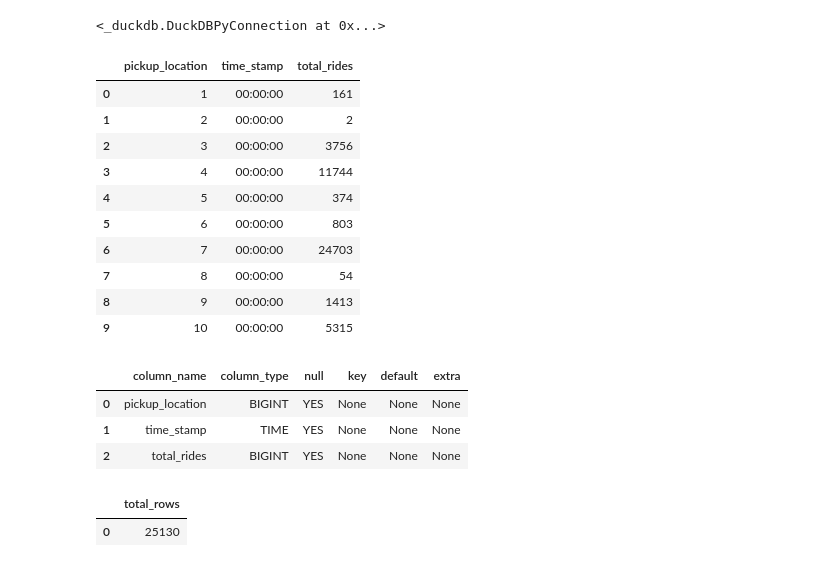
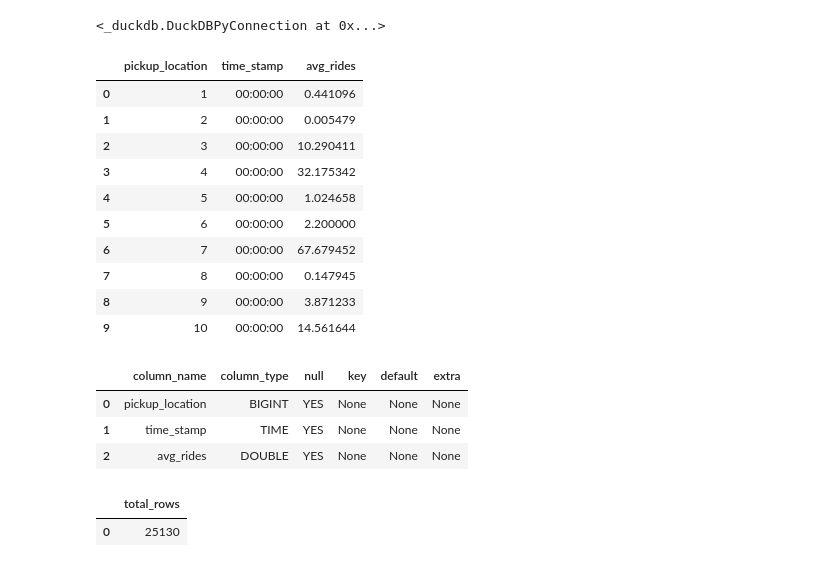
Before and after one commit to 4ct1o/nyc-tlc-interactive-heatmap, a Jupyter notebook: 02_notebooks/01_data_preparation.ipynb, the cells around one changed output. Drawn from its saved outputs; the diff is of its cells as text; code cells hidden in the pictures.

```diff
--- a/02_notebooks/01_data_preparation.ipynb
+++ b/02_notebooks/01_data_preparation.ipynb
@@ -240,24 +240,24 @@ con.execute(f"""
 # %%
 # Checking the created view with timestamp
 
-con.execute("SELECT * FROM total_rides_per_location_and_time LIMIT 10").df()
+con.execute("SELECT * FROM avg_rides_per_location_and_time LIMIT 10").df()
 # %% [output]
-|  | pickup_location | time_stamp | total_rides |
-| 0 | 1 | 00:00:00 | 161 |
-| 1 | 2 | 00:00:00 | 2 |
-| 2 | 3 | 00:00:00 | 3756 |
-| 3 | 4 | 00:00:00 | 11744 |
-| 4 | 5 | 00:00:00 | 374 |
-| 5 | 6 | 00:00:00 | 803 |
-| 6 | 7 | 00:00:00 | 24703 |
-| 7 | 8 | 00:00:00 | 54 |
-| 8 | 9 | 00:00:00 | 1413 |
-| 9 | 10 | 00:00:00 | 5315 |
+|  | pickup_location | time_stamp | avg_rides |
+| 0 | 1 | 00:00:00 | 0.441096 |
+| 1 | 2 | 00:00:00 | 0.005479 |
+| 2 | 3 | 00:00:00 | 10.290411 |
+| 3 | 4 | 00:00:00 | 32.175342 |
+| 4 | 5 | 00:00:00 | 1.024658 |
+| 5 | 6 | 00:00:00 | 2.200000 |
+| 6 | 7 | 00:00:00 | 67.679452 |
+| 7 | 8 | 00:00:00 | 0.147945 |
+| 8 | 9 | 00:00:00 | 3.871233 |
+| 9 | 10 | 00:00:00 | 14.561644 |
 # %%
-con.execute("DESCRIBE total_rides_per_location_and_time").df()
+con.execute("DESCRIBE avg_rides_per_location_and_time").df()
 # %% [output]
 |  | column_name | column_type | null | key | default | extra |
 | 0 | pickup_location | BIGINT | YES | None | None | None |
 | 1 | time_stamp | TIME | YES | None | None | None |
-| 2 | total_rides | BIGINT | YES | None | None | None |
+| 2 | avg_rides | DOUBLE | YES | None | None | None |
 # %%
```
Also changed, not shown: parts of 5 cells of this notebook.
